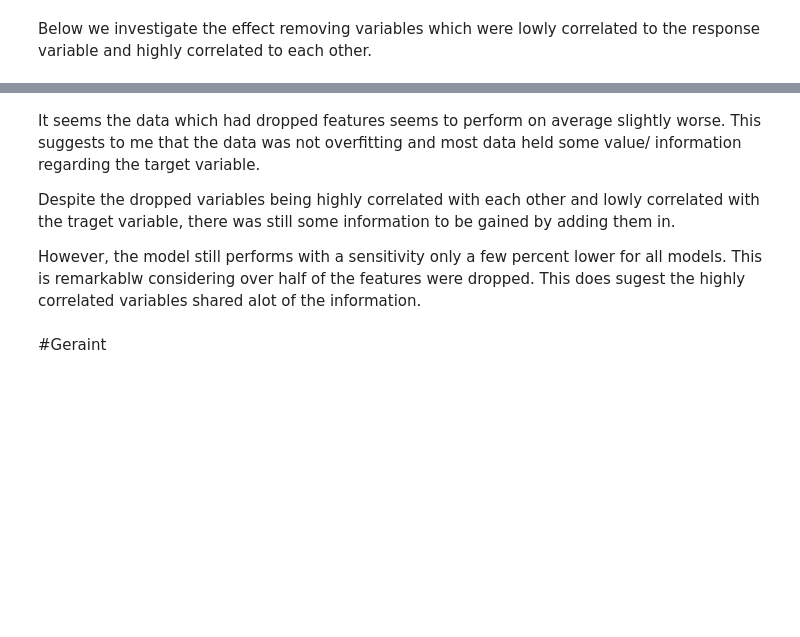
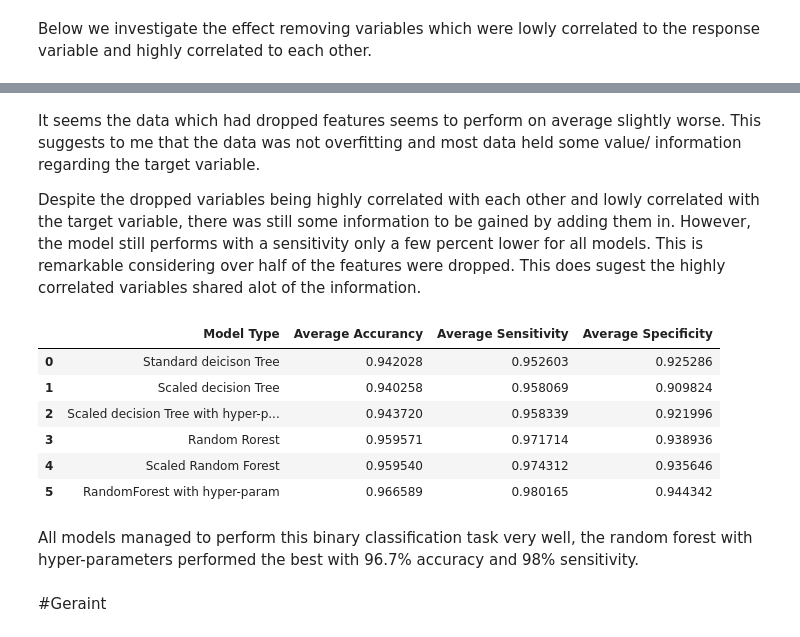
Before and after one commit to a-matson/DST_ASS1, a Jupyter notebook: report.ipynb, the cells around one changed output, grey strips where cells are left out. Saved outputs shown, nothing was run; the diff lists cells and outputs as text; code cells hidden in the pictures; blank space fills up the shorter version.

```diff
--- a/report.ipynb
+++ b/report.ipynb
@@ -1108,7 +1204,7 @@ gcv_dtc.best_params_
 # %%
-rtc_new = RandomForestClassifier(ccp_alpha= 0.001,criterion= 'entropy',max_depth= 8,max_features= 'auto',min_samples_split=2,min_samples_leaf=1,bootstrap=False)
+rtc_new = RandomForestClassifier(ccp_alpha= 0.001,criterion= 'log_loss',max_depth= 8,max_features= 'log2',min_samples_split=2,min_samples_leaf=2,bootstrap=True)
 # %%
-model_sc_dt = DecisionTreeClassifier(ccp_alpha=0.01,criterion='entropy',max_depth= 6,max_features= 'auto',min_samples_split= 4)
+model_sc_dt = DecisionTreeClassifier(ccp_alpha=0.01,criterion='log_loss',max_depth= 8,max_features= 'auto',min_samples_split= 4)
 # %%
 model_sc_dt.fit(X_train_scaled, y_train)
 predictions_sc_dt = model_sc_dt.predict(X_test_scaled)
@@ -1174,6 +1277,8 @@ def run_modelJ(model, X, y, n_splits=5, random_state=None):
 
     # Lists to store cross-validation results
     sensitivity = []
+    accuracy = []
+    specificity = []
 
     X_data = X
     y_data = y['Diagnosis']
@@ -1191,27 +1296,36 @@ def run_modelJ(model, X, y, n_splits=5, random_state=None):
 
         # Calculate accuracy for this fold
         cf = confusion_matrix(y_test, y_pred)
-        sens = performance(cf)[1]
+        sens = performanceJ(cf)[1]
         sens = float(sens)
         sensitivity.append(sens)
+        acc = performanceJ(cf)[0]
+        acc = float(acc)
+        accuracy.append(acc)
+        spec = performanceJ(cf)[2]
+        spec = float(spec)
+        specificity.append(spec)
 
     # Calculate the mean accuracy across all folds
     mean_sensitivity = sum(sensitivity) / n_splits
+    mean_acc = sum(accuracy)/n_splits
+    mean_spec = sum(specificity)/n_splits
 
     print(f"Sensitivities: {sensitivity}")
     print(f"Mean Sensitivity: {mean_sensitivity}")
 
-    return mean_sensitivity
+    return mean_acc,mean_sensitivity,mean_spec
 # %%
+fix_seed()
 print('Standard Decision Tree')
-run_modelJ(model,X,y,random_state=4)
+sens_DT=run_modelJ(model,X,y,random_state=42)
 print('Standard Decision Tree with scaling')
-run_modelJ(model_sc,X,y,random_state=4)
+sens_DT_SC=run_modelJ(model_sc,X,y,random_state=42)
 print('Decision Tree with scaling and parameters')
-run_modelJ(model_sc_dt,X,y,5,random_state=4)
+sens_DT_HP=run_modelJ(model_sc_dt,X,y,5,random_state=42)
 print('Random Forest')
-run_modelJ(model_rf,X,y,5,random_state=4)
+sens_RF=run_modelJ(model_rf,X,y,5,random_state=42)
 print('Random Forest with scaling')
-run_modelJ(model_rf_scaled,X,y,5,random_state=4)
+sens_RF_SC=run_modelJ(model_rf_scaled,X,y,5,random_state=42)
 print('Random Forest with scaling and parameters')
-run_modelJ(rtc_new,X,y,5,random_state=4)
+sens_RF_HP=run_modelJ(rtc_new,X,y,5,random_state=42)
@@ -1235,9 +1391,26 @@ run_modelJ(rtc_new,X_relevant_dropped,y,5,random_state=4)
 # %% [markdown]
 It seems the data which had dropped features seems to perform on average slightly worse. This suggests to me that the data was not overfitting and most data held some value/ information regarding the target variable.
 
-Despite the dropped variables being highly correlated with each other and lowly correlated with the traget variable, there was still some information to be gained by adding them in.
-
-However, the model still performs with a sensitivity only a few percent lower for all models. This is remarkablw considering over half of the features were dropped. This does sugest the highly correlated variables shared alot of the information.
+Despite the dropped variables being highly correlated with each other and lowly correlated with the target variable, there was still some information to be gained by adding them in. However, the model still performs with a sensitivity only a few percent lower for all models. This is remarkable considering over half of the features were dropped. This does sugest the highly correlated variables shared alot of the information.
+# %%
+performancedfconc = {'Model Type': ['Standard deicison Tree', 'Scaled decision Tree','Scaled decision Tree with hyper-param','Random Rorest','Scaled Random Forest','RandomForest with hyper-param'],
+                 'Average Accurancy': [sens_DT[0],sens_DT_SC[0],sens_DT_HP[0],sens_RF[0],sens_RF_SC[0],sens_RF_HP[0]],
+                 'Average Sensitivity': [sens_DT[1],sens_DT_SC[1],sens_DT_HP[1],sens_RF[1],sens_RF_SC[1],sens_RF_HP[1]],
+                 'Average Specificity': [sens_DT[2],sens_DT_SC[2],sens_DT_HP[2],sens_RF[2],sens_RF_SC[2],sens_RF_HP[2]],
+
+                     }
+performancedfconc = pd.DataFrame(data=performancedfconc)
+performancedfconc
+# %% [output]
+|  | Model Type | Average Accurancy | Average Sensitivity | Average Specificity |
+| 0 | Standard deicison Tree | 0.942028 | 0.952603 | 0.925286 |
+| 1 | Scaled decision Tree | 0.940258 | 0.958069 | 0.909824 |
+| 2 | Scaled decision Tree with hyper-p... | 0.943720 | 0.958339 | 0.921996 |
+| 3 | Random Rorest | 0.959571 | 0.971714 | 0.938936 |
+| 4 | Scaled Random Forest | 0.959540 | 0.974312 | 0.935646 |
+| 5 | RandomForest with hyper-param | 0.966589 | 0.980165 | 0.944342 |
+# %% [markdown]
+All models managed to perform this binary classification task very well, the random forest with hyper-parameters performed the best with 96.7\% accuracy and 98\% sensitivity.
 # %% [markdown]
 #Geraint
 # %% [markdown]
```
Also changed, not shown: parts of 47 cells of this notebook.
